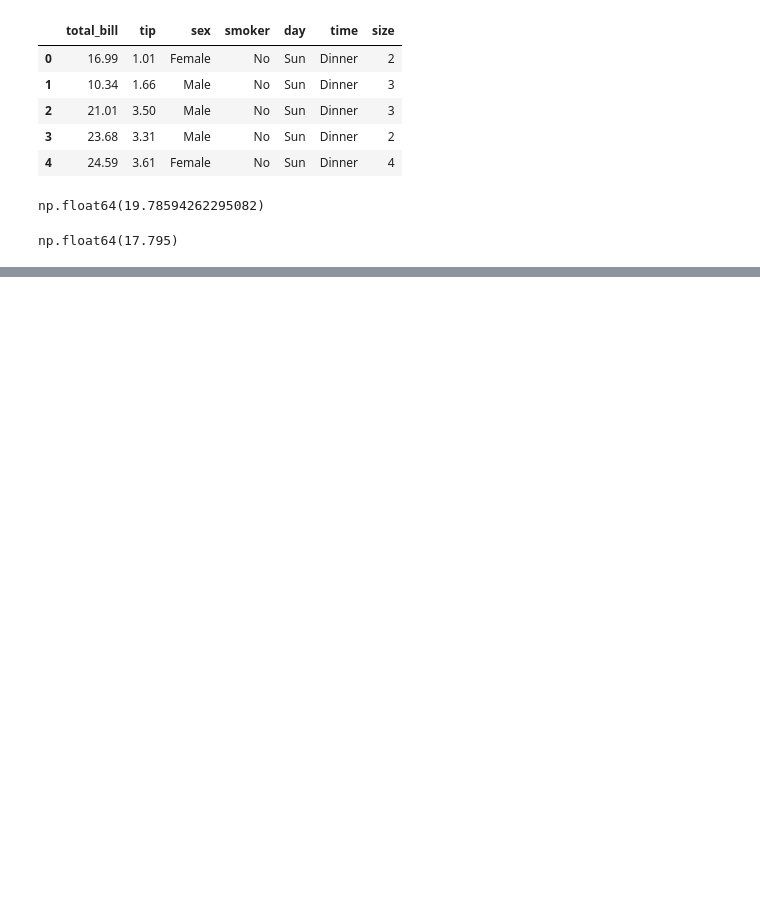
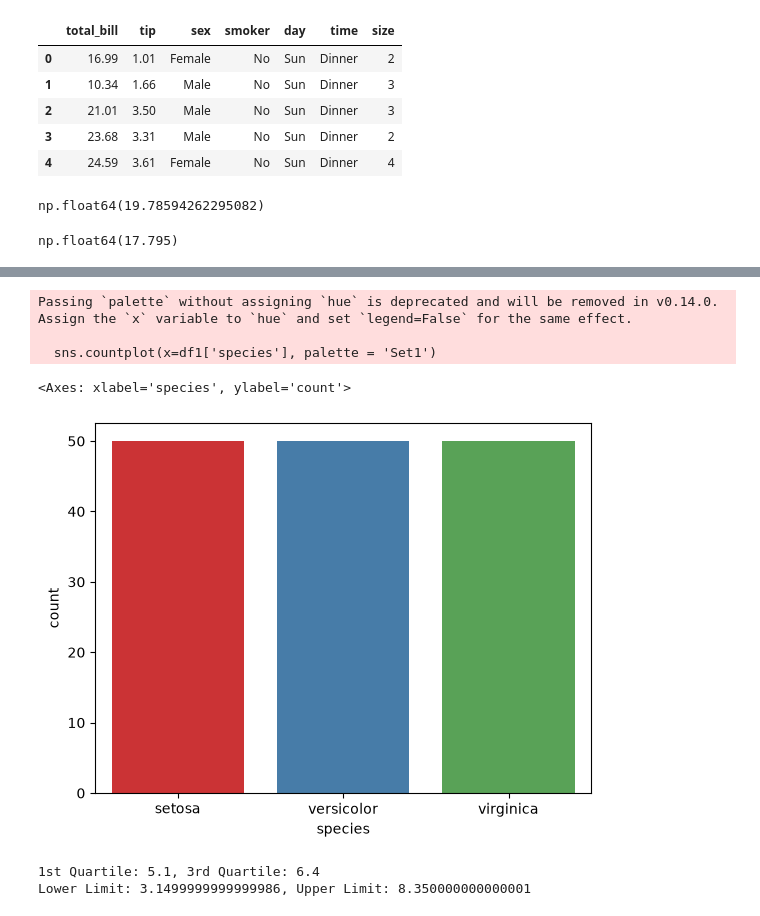
Before and after one commit to TridentifyIshaan/AIML_MiniProjects, a Jupyter notebook: Stats/1.ipynb, the cells around one changed output, grey strips where cells are left out. Saved outputs shown, nothing was run; the diff lists cells and outputs as text; code cells hidden in the pictures; blank space fills up the shorter version.

Commit message:
Completed Quartiles

```diff
--- a/Stats/1.ipynb
+++ b/Stats/1.ipynb
@@ -50,0 +73,18 @@ np.float64(17.795)
+# %%
+sns.countplot(x=df1['species'], palette = 'Set1')
+# %% [output]
+Passing `palette` without assigning `hue` is deprecated and will be removed in v0.14.0. Assign the `x` variable to `hue` and set `legend=False` for the same effect.
+
+  sns.countplot(x=df1['species'], palette = 'Set1')
+<Axes: xlabel='species', ylabel='count'>
+[figure, added]
+# %%
+Percentile = np.percentile(df1['sepal_length'], [25,75])
+Q1 = Percentile[0]
+Q3 = Percentile[1]
+L = Q1 - 1.5*(Q3-Q1)
+R = Q3 + 1.5*(Q3-Q1)
+print(f"1st Quartile: {Q1}, 3rd Quartile: {Q3}\nLower Limit: {L}, Upper Limit: {R}")
+# %% [output]
+1st Quartile: 5.1, 3rd Quartile: 6.4
+Lower Limit: 3.1499999999999986, Upper Limit: 8.350000000000001
```
Also changed, not shown: parts of 7 cells of this notebook.
